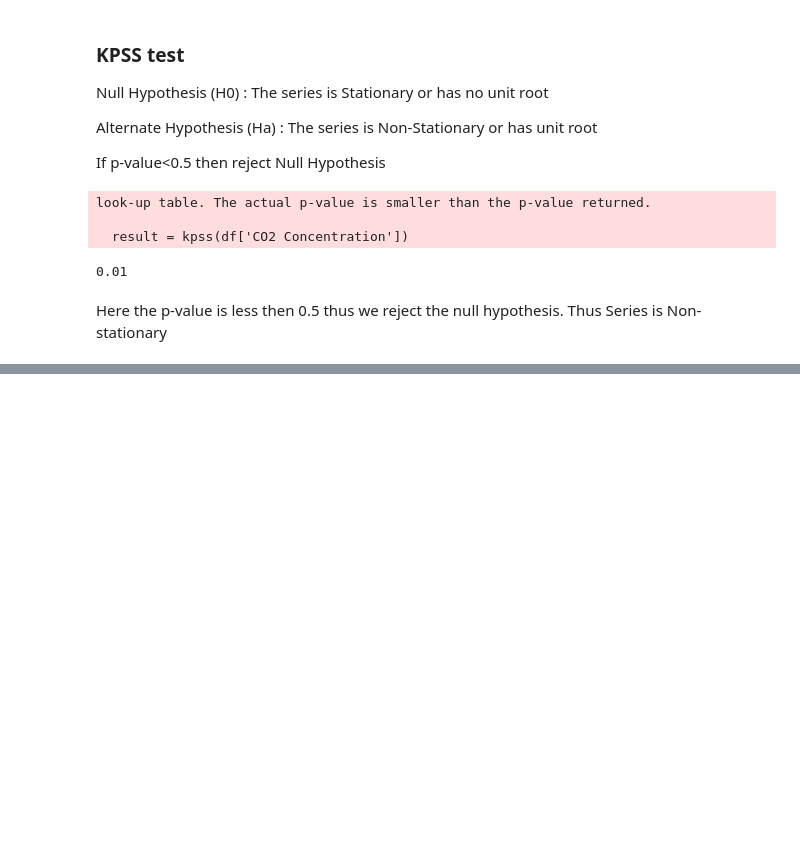
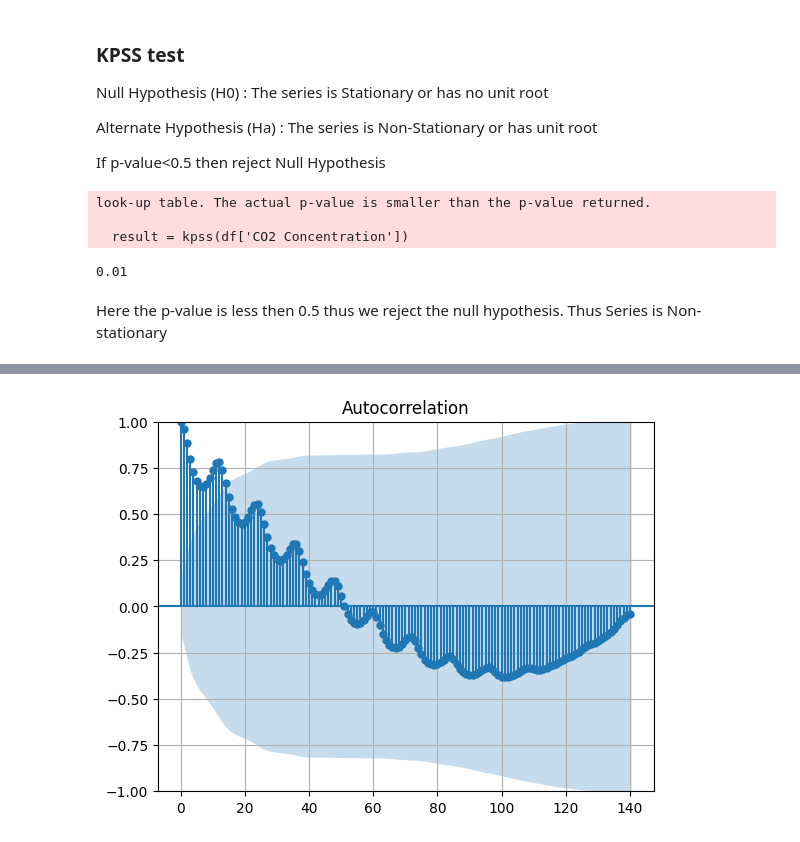
Before and after one commit to meetsudra11/timeseries, a Jupyter notebook: makingstationary.ipynb, the cells around one changed output, grey strips where cells are left out. Saved outputs shown, nothing was run; the diff lists cells and outputs as text; code cells hidden in the pictures; blank space fills up the shorter version.

```diff
--- a/makingstationary.ipynb
+++ b/makingstationary.ipynb
@@ -112,0 +116,6 @@ plt.show()
+# %%
+plot_acf(df["CO2 Concentration"],ax =plt.gca(), lags=140)
+plt.grid()
+plt.show()
+# %% [output]
+[figure, added]
```
Also changed, not shown: parts of 42 cells of this notebook.
